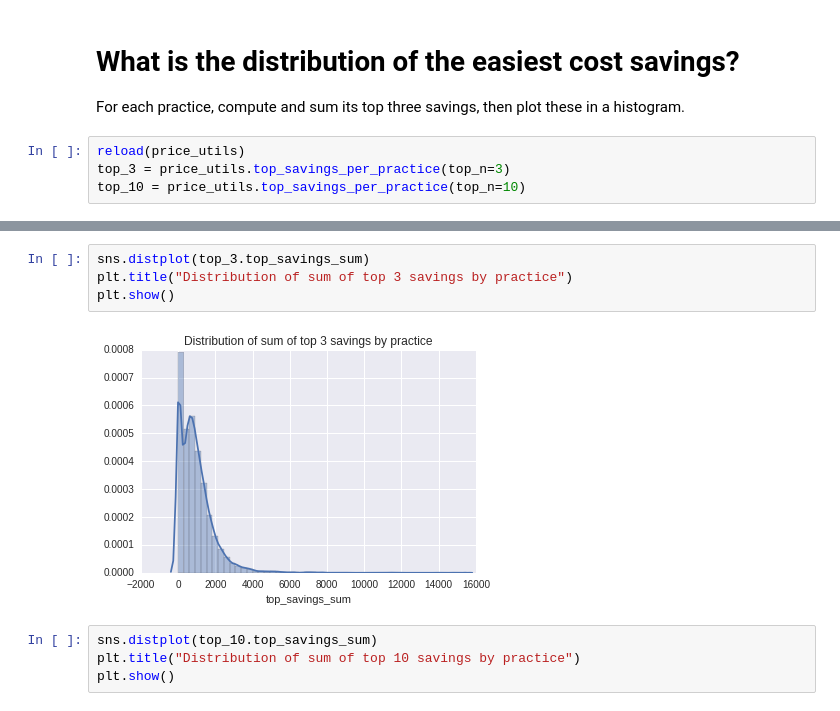
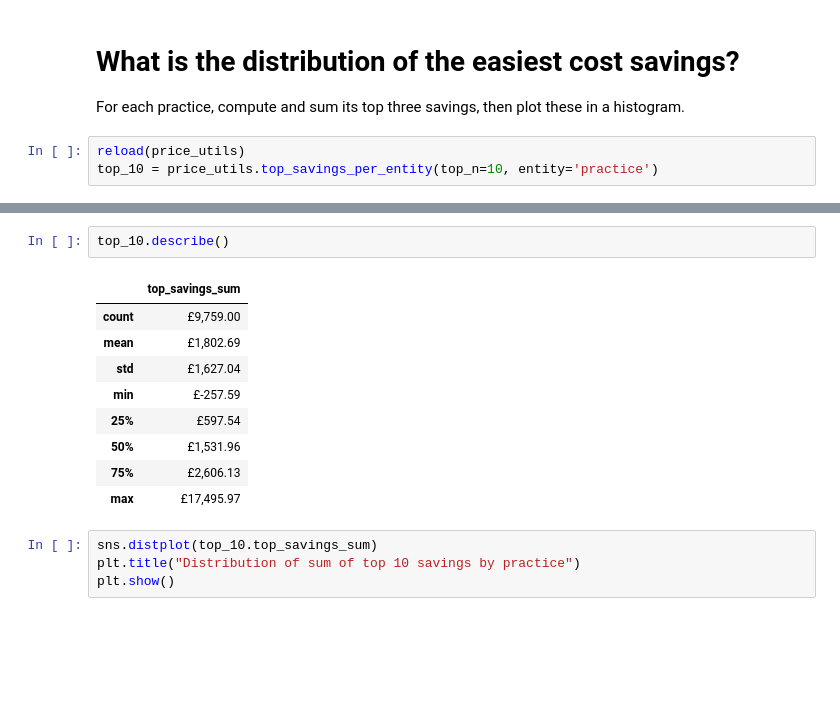
Before and after one commit to ebmdatalab/price-per-dose, a Jupyter notebook: Price per dose.ipynb, the cells around one changed output, grey strips where cells are left out. Cells and saved outputs as stored; diff of their text form; blank space fills up the shorter version.

```diff
--- a/Price per dose.ipynb
+++ b/Price per dose.ipynb
@@ -119,5 +119,4 @@ top_1000_practice.to_csv("practices-%s.csv" % month)
 For each practice, compute and sum its top three savings, then plot these in a histogram.
 # %%
 reload(price_utils)
-top_3 = price_utils.top_savings_per_practice(top_n=3)
-top_10 = price_utils.top_savings_per_practice(top_n=10)
+top_10 = price_utils.top_savings_per_entity(top_n=10, entity='practice')
@@ -136,9 +123,15 @@ top_3.describe().join(top_10.describe(), lsuffix='_top3', rsuffix='_top10')
-# %%
-sns.distplot(top_3.top_savings_sum)
-plt.title("Distribution of sum of top 3 savings by practice")
-plt.show()
-# %% [output]
-[figure, removed]
+# %%
+top_10.describe()
+# %% [output]
+|  | top_savings_sum |
+| count | £9,759.00 |
+| mean | £1,802.69 |
+| std | £1,627.04 |
+| min | £-257.59 |
+| 25% | £597.54 |
+| 50% | £1,531.96 |
+| 75% | £2,606.13 |
+| max | £17,495.97 |
 # %%
 sns.distplot(top_10.top_savings_sum)
 plt.title("Distribution of sum of top 10 savings by practice")
```
Also changed, not shown: parts of 5 cells of this notebook, 1 other file.
